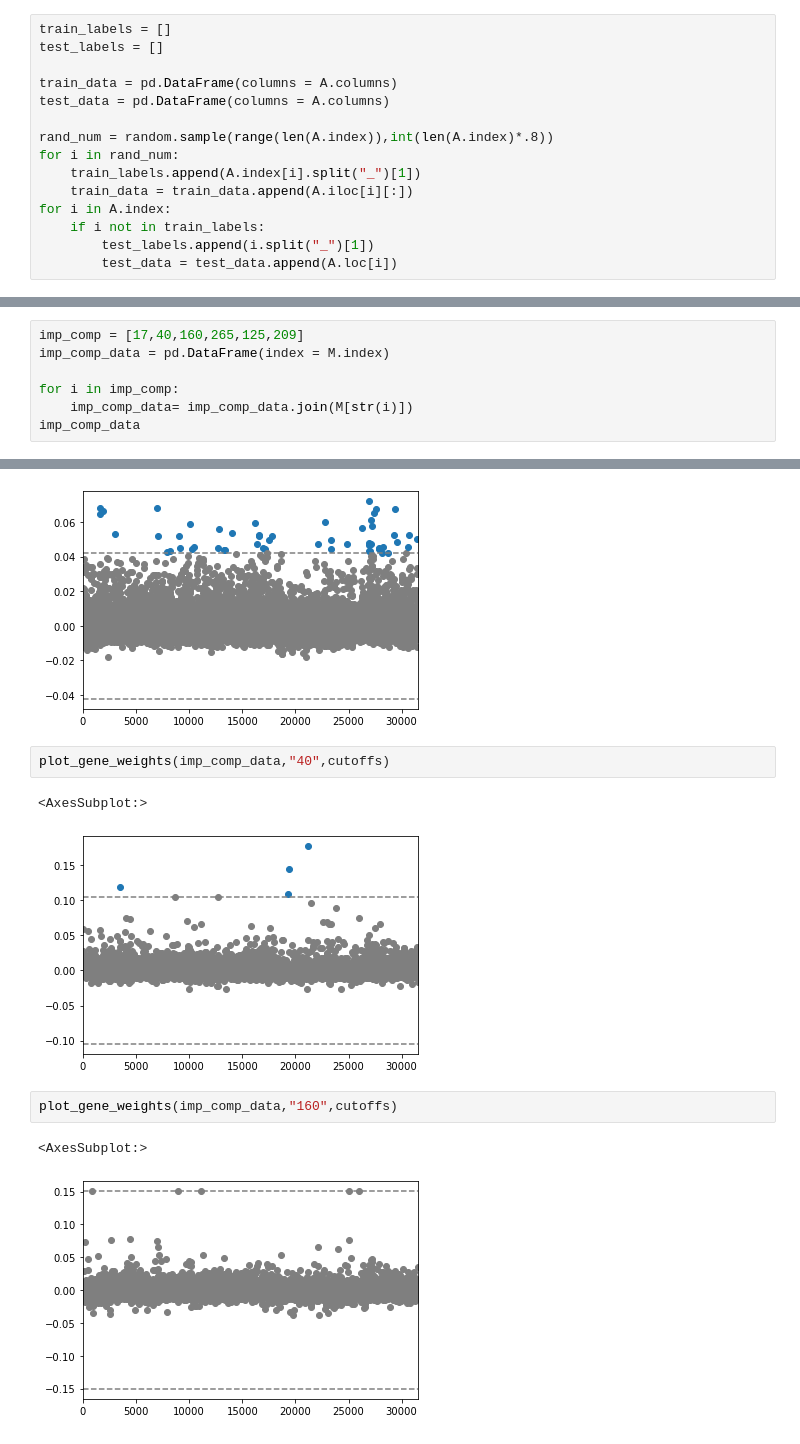
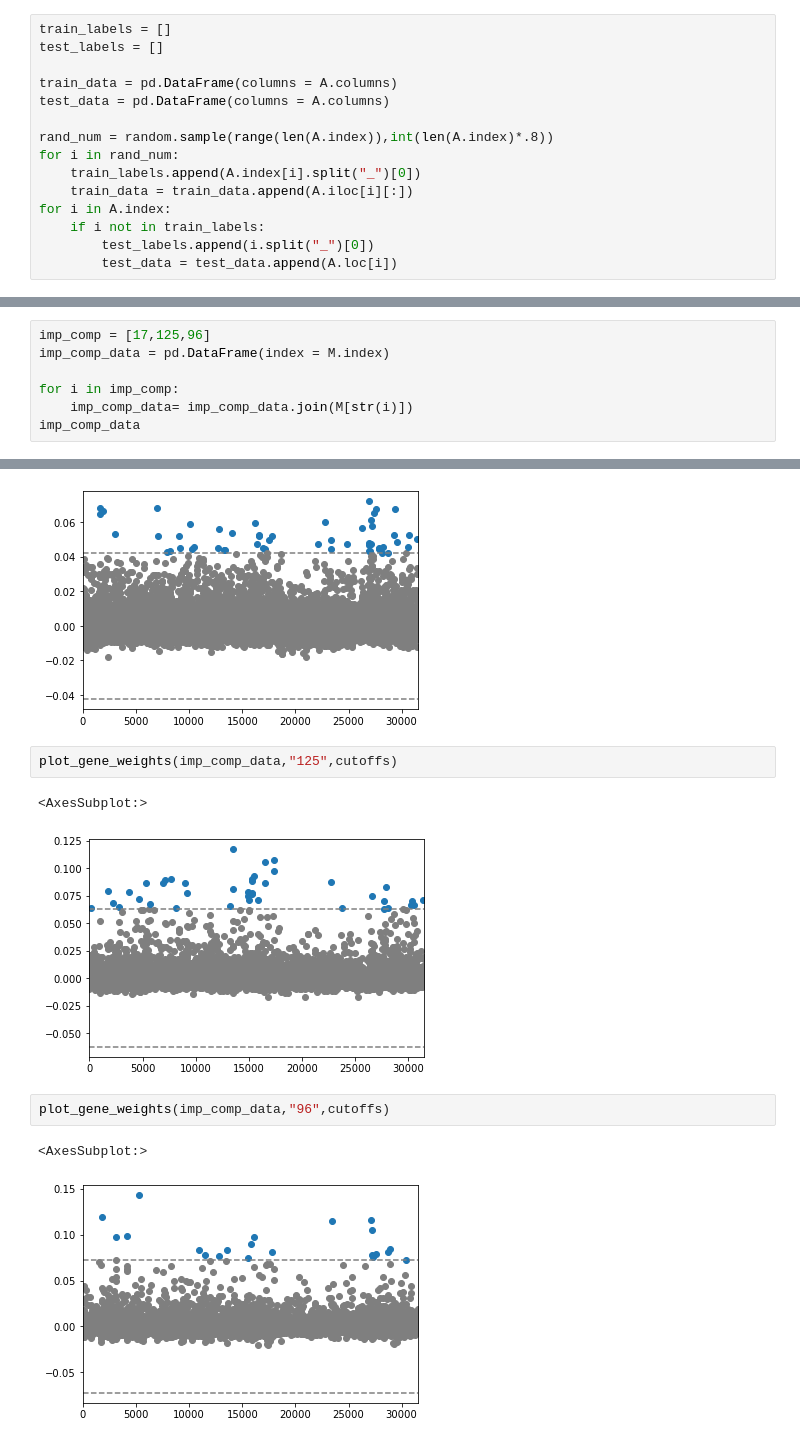
Before and after one commit to Reosu/BENG_212_Kidney, a Jupyter notebook: notebooks/Component_Identification.ipynb, the cells around one changed output, grey strips where cells are left out. Cells and saved outputs as stored; diff of their text form.

Commit message:
Add images for paper and added activity plots

```diff
--- a/notebooks/Component_Identification.ipynb
+++ b/notebooks/Component_Identification.ipynb
@@ -42,11 +42,11 @@ test_data = pd.DataFrame(columns = A.columns)
 
 rand_num = random.sample(range(len(A.index)),int(len(A.index)*.8))
 for i in rand_num:
-    train_labels.append(A.index[i].split("_")[1])
+    train_labels.append(A.index[i].split("_")[0])
     train_data = train_data.append(A.iloc[i][:])
 for i in A.index:
     if i not in train_labels:
-        test_labels.append(i.split("_")[1])
+        test_labels.append(i.split("_")[0])
         test_data = test_data.append(A.loc[i])
 # %%
 train_data.head()
@@ -93,7 +94,7 @@ full_tree = tree.plot_tree(clf,ax=ax,max_depth = 2,fontsize = 20)
 # %%
 #fig.savefig("../data/classifier_tree.png")
 # %%
-imp_comp = [17,40,160,265,125,209]
+imp_comp = [17,125,96]
 imp_comp_data = pd.DataFrame(index = M.index)
 
 for i in imp_comp:
@@ -162,13 +192,13 @@ plot_gene_weights(imp_comp_data,"17",cutoffs)
 <AxesSubplot:>
 [figure]
 # %%
-plot_gene_weights(imp_comp_data,"40",cutoffs)
+plot_gene_weights(imp_comp_data,"125",cutoffs)
 # %% [output]
 <AxesSubplot:>
-[figure, old version]
+[figure, new version]
 # %%
-plot_gene_weights(imp_comp_data,"160",cutoffs)
+plot_gene_weights(imp_comp_data,"96",cutoffs)
 # %% [output]
 <AxesSubplot:>
-[figure, old version]
+[figure, new version]
 # %%
```
Also changed, not shown: parts of 10 cells of this notebook, 8 other files.
